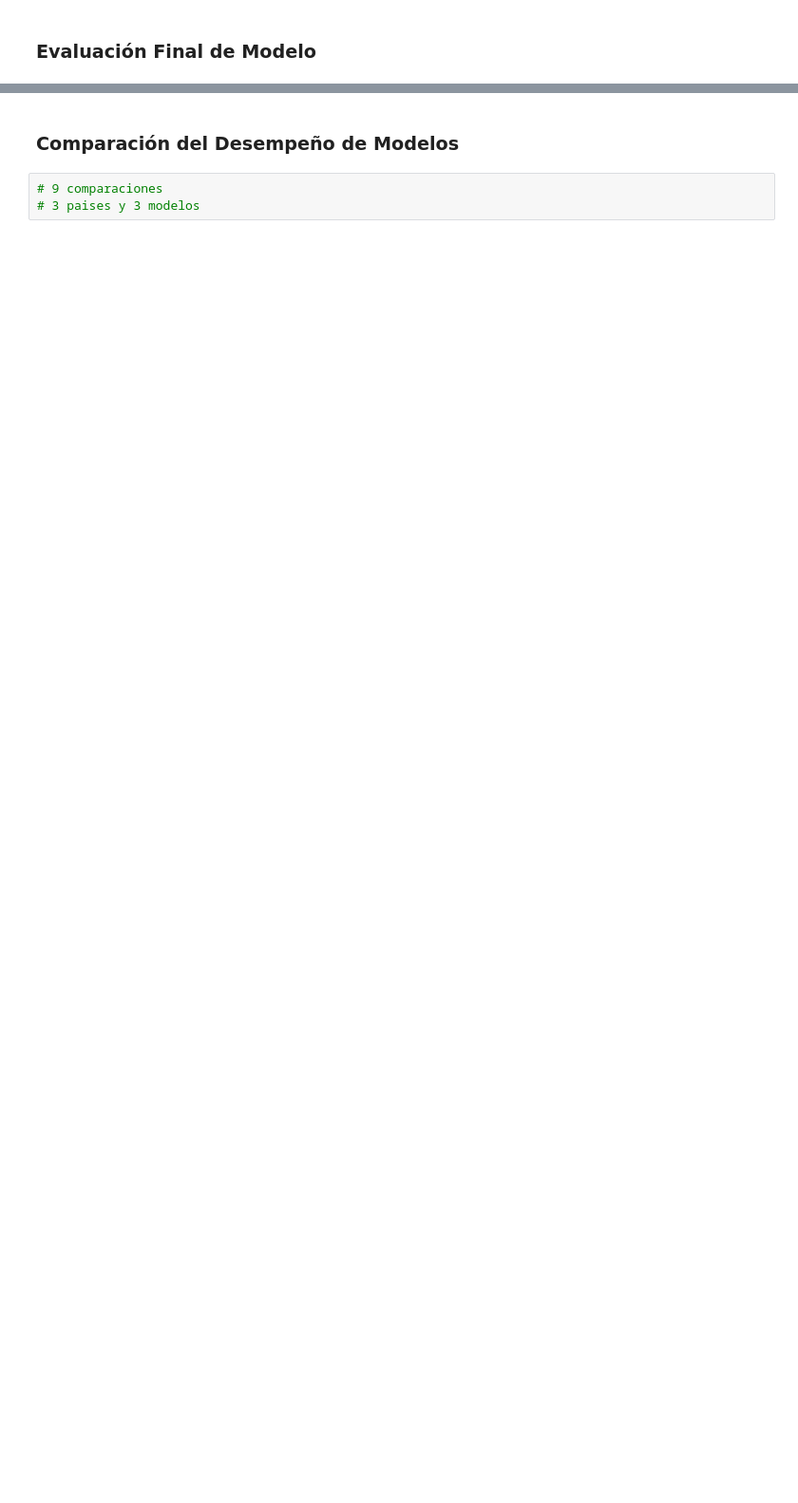
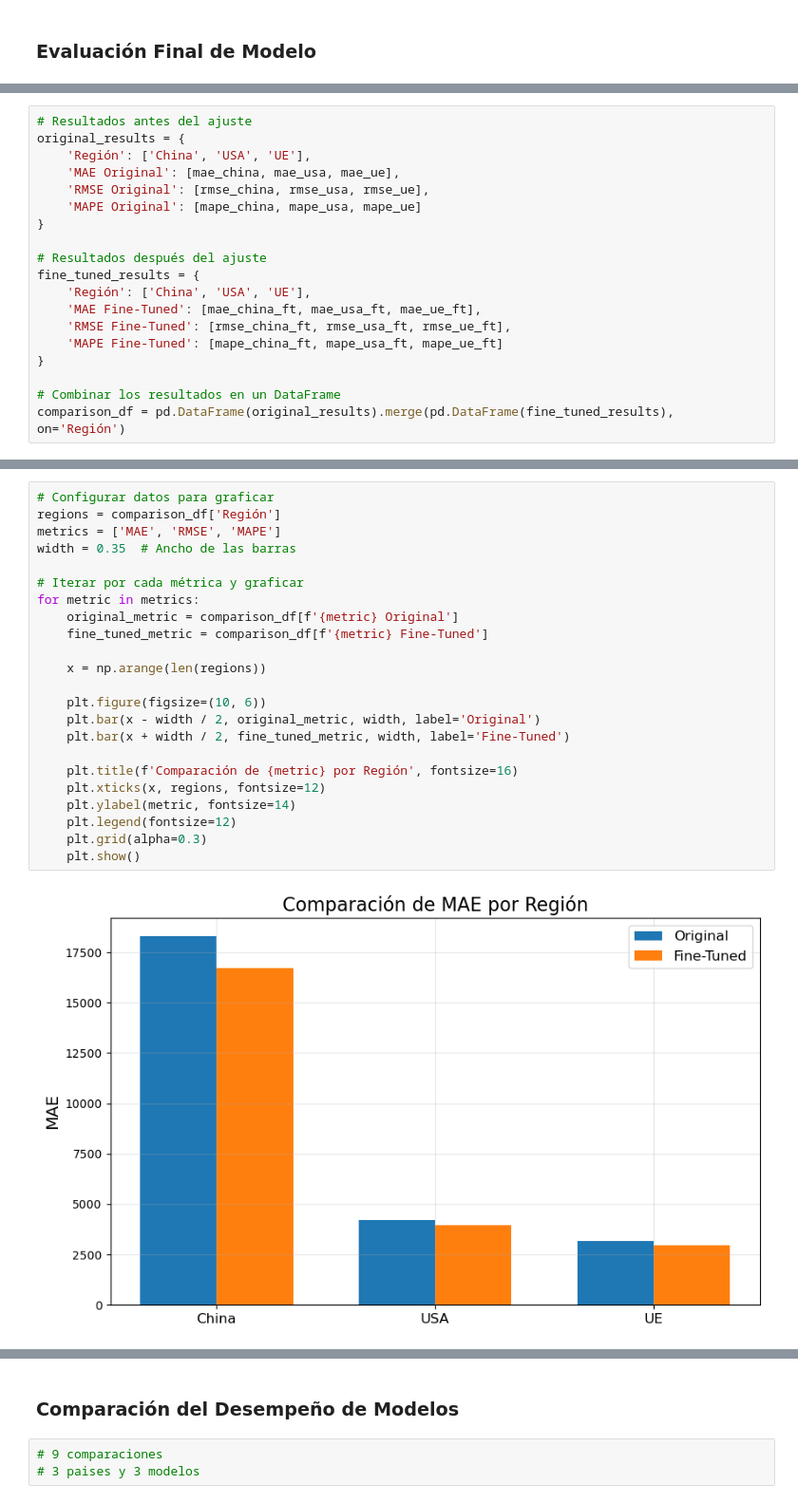
Before and after one commit to huambra/Predicting-Shrimp-Exports, a Jupyter notebook: Sarima.ipynb, the cells around one changed output, grey strips where cells are left out. Shown at 95% size. Drawn from its saved outputs; the diff is of its cells as text; blank space fills up the shorter version.

```diff
--- a/Sarima.ipynb
+++ b/Sarima.ipynb
@@ -160,0 +372,19 @@ aqui hay que hacer hasta dividir los 3 datasets por pais listos para que se pued
+# %%
+# Resultados antes del ajuste
+original_results = {
+    'Región': ['China', 'USA', 'UE'],
+    'MAE Original': [mae_china, mae_usa, mae_ue],
+    'RMSE Original': [rmse_china, rmse_usa, rmse_ue],
+    'MAPE Original': [mape_china, mape_usa, mape_ue]
+}
+
+# Resultados después del ajuste
+fine_tuned_results = {
+    'Región': ['China', 'USA', 'UE'],
+    'MAE Fine-Tuned': [mae_china_ft, mae_usa_ft, mae_ue_ft],
+    'RMSE Fine-Tuned': [rmse_china_ft, rmse_usa_ft, rmse_ue_ft],
+    'MAPE Fine-Tuned': [mape_china_ft, mape_usa_ft, mape_ue_ft]
+}
+
+# Combinar los resultados en un DataFrame
+comparison_df = pd.DataFrame(original_results).merge(pd.DataFrame(fine_tuned_results), on='Región')
@@ -160,0 +398,25 @@ aqui hay que hacer hasta dividir los 3 datasets por pais listos para que se pued
+# %%
+# Configurar datos para graficar
+regions = comparison_df['Región']
+metrics = ['MAE', 'RMSE', 'MAPE']
+width = 0.35  # Ancho de las barras
+
+# Iterar por cada métrica y graficar
+for metric in metrics:
+    original_metric = comparison_df[f'{metric} Original']
+    fine_tuned_metric = comparison_df[f'{metric} Fine-Tuned']
+
+    x = np.arange(len(regions))
+
+    plt.figure(figsize=(10, 6))
+    plt.bar(x - width / 2, original_metric, width, label='Original')
+    plt.bar(x + width / 2, fine_tuned_metric, width, label='Fine-Tuned')
+
+    plt.title(f'Comparación de {metric} por Región', fontsize=16)
+    plt.xticks(x, regions, fontsize=12)
+    plt.ylabel(metric, fontsize=14)
+    plt.legend(fontsize=12)
+    plt.grid(alpha=0.3)
+    plt.show()
+# %% [output]
+[figure, added]
```
Also changed, not shown: parts of 24 cells of this notebook.
